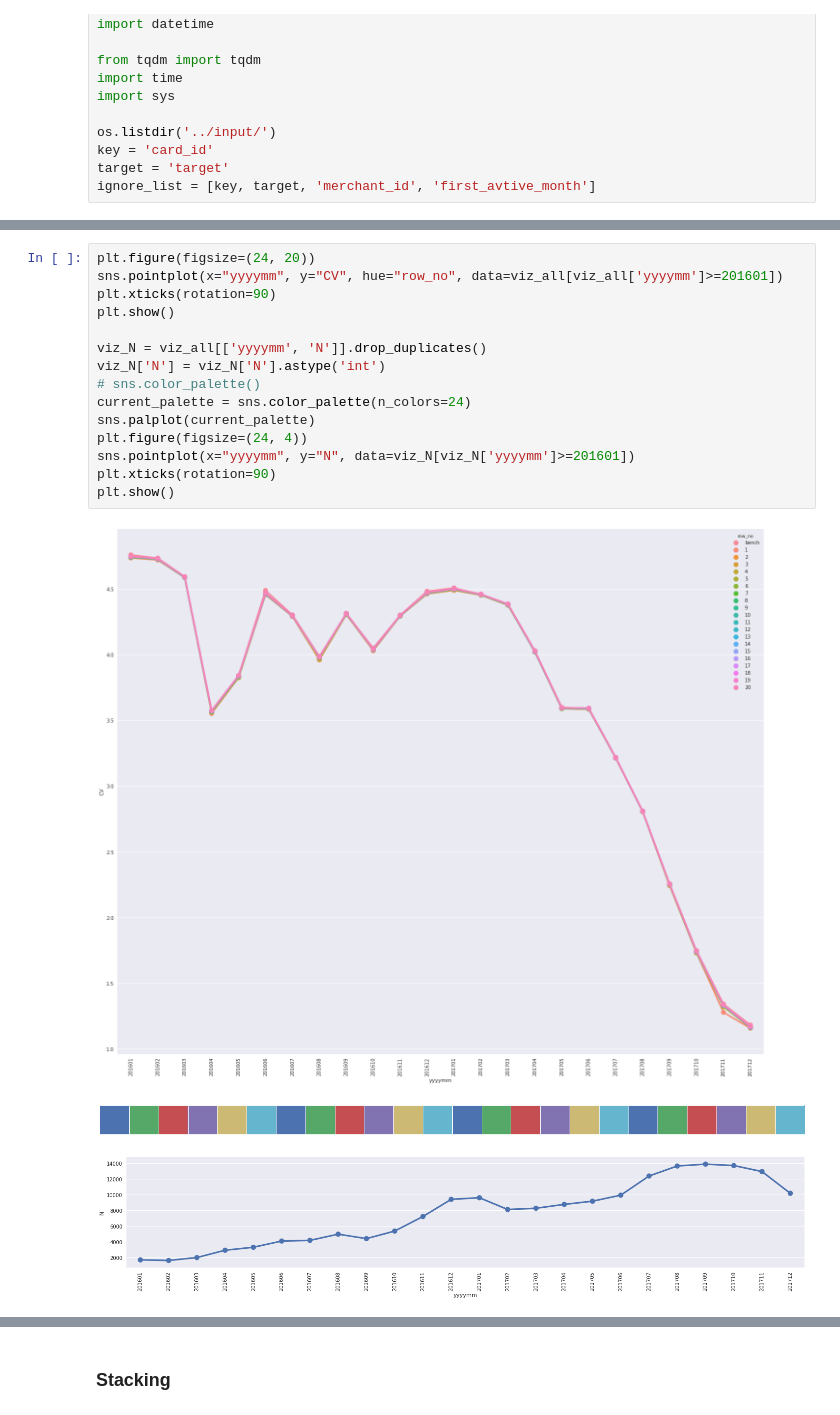
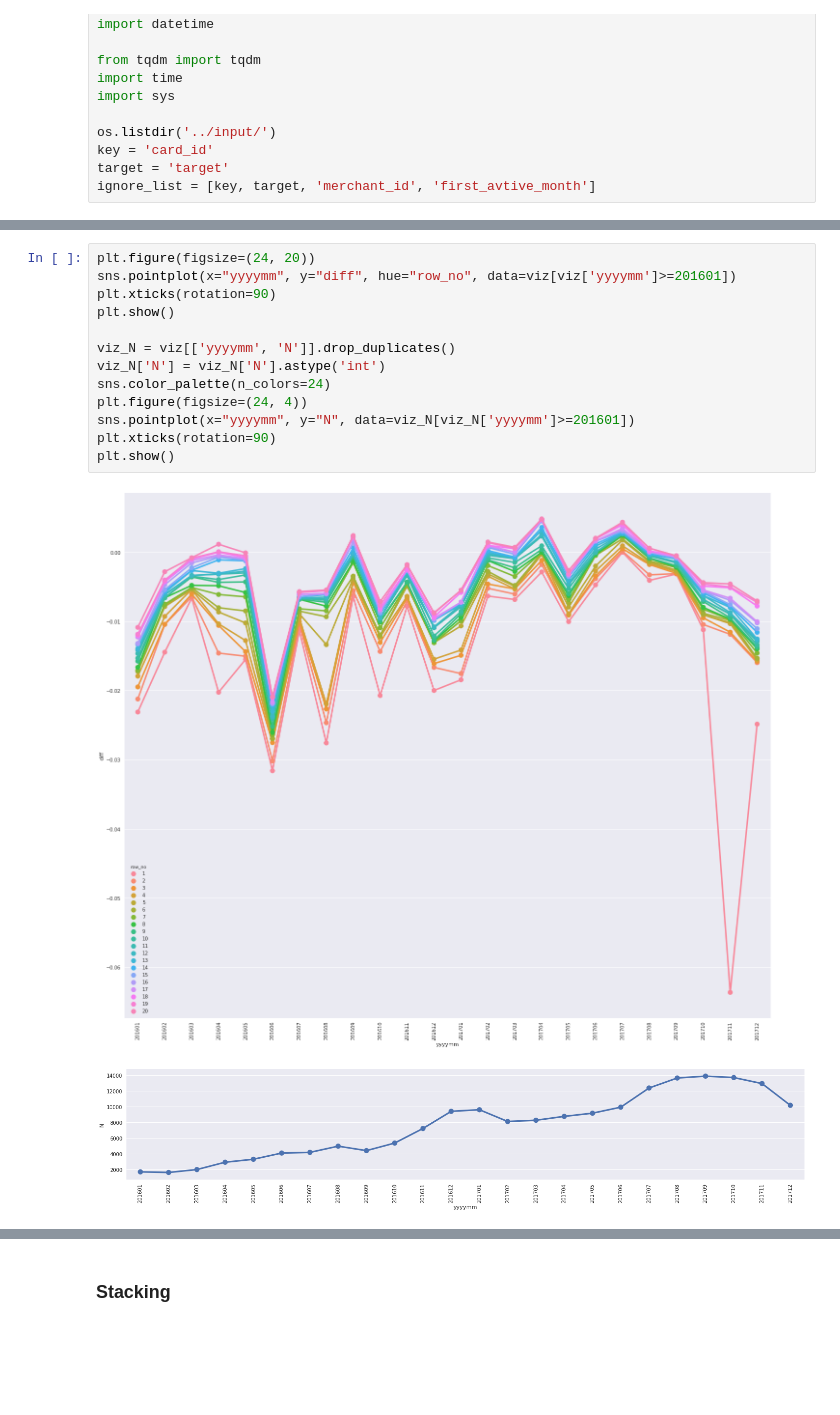
Before and after one commit to Chestnut1999/Elo-Recommendation-23place, a Jupyter notebook: jpy/204_elo_fam_stack_eda.ipynb, the cells around one changed output, grey strips where cells are left out. Drawn from its saved outputs; the diff is of its cells as text; blank space fills up the shorter version.

```diff
--- a/jpy/204_elo_fam_stack_eda.ipynb
+++ b/jpy/204_elo_fam_stack_eda.ipynb
@@ -124,19 +117,16 @@ viz_all = pd.concat([bench, viz_all], axis=0, ignore_index=True)
 # %%
 plt.figure(figsize=(24, 20))
-sns.pointplot(x="yyyymm", y="CV", hue="row_no", data=viz_all[viz_all['yyyymm']>=201601])
+sns.pointplot(x="yyyymm", y="diff", hue="row_no", data=viz[viz['yyyymm']>=201601])
 plt.xticks(rotation=90)
 plt.show()
 
-viz_N = viz_all[['yyyymm', 'N']].drop_duplicates()
+viz_N = viz[['yyyymm', 'N']].drop_duplicates()
 viz_N['N'] = viz_N['N'].astype('int')
-# sns.color_palette()
-current_palette = sns.color_palette(n_colors=24)
-sns.palplot(current_palette)
+sns.color_palette(n_colors=24)
 plt.figure(figsize=(24, 4))
 sns.pointplot(x="yyyymm", y="N", data=viz_N[viz_N['yyyymm']>=201601])
 plt.xticks(rotation=90)
 plt.show()
 # %% [output]
-[figure, old version]
+[figure, new version]
-[figure, old version]
+[figure, new version]
-[figure, removed]
```
Also changed, not shown: parts of 12 cells of this notebook, 6 other files.
